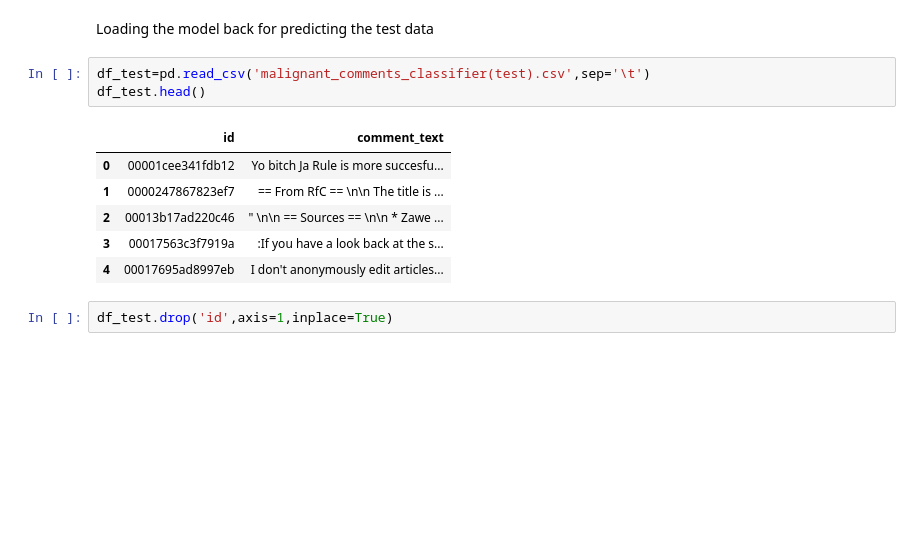
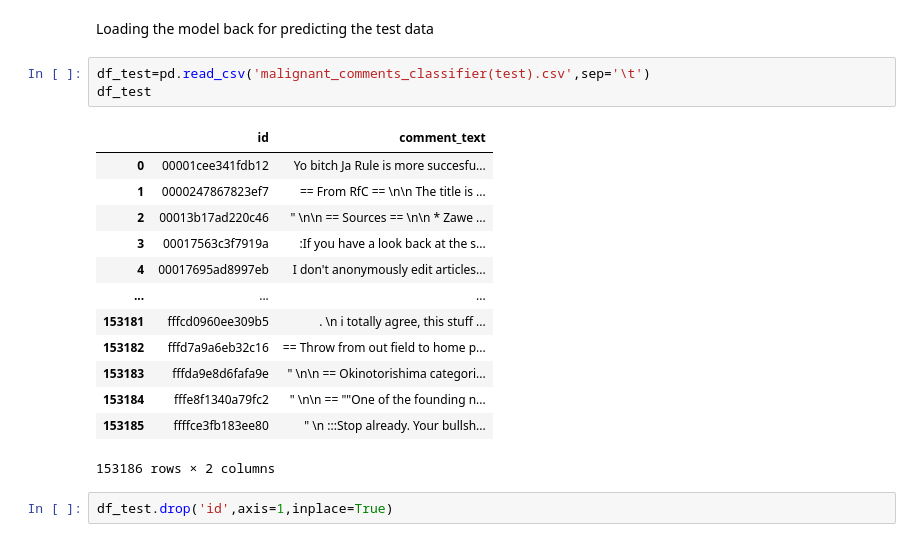
Before and after one commit to prakhar3146/malignant_comments_classifier, a Jupyter notebook: Malignant_comments_classifier(worksheet).ipynb, the cells around one changed output. Saved outputs shown, nothing was run; the diff lists cells and outputs as text; blank space fills up the shorter version.

```diff
--- a/Malignant_comments_classifier(worksheet).ipynb
+++ b/Malignant_comments_classifier(worksheet).ipynb
@@ -995,14 +1117,21 @@ Saving the models using pickle
 Loading the model back for predicting the test data
 # %%
 df_test=pd.read_csv('malignant_comments_classifier(test).csv',sep='\t')
-df_test.head()
+df_test
 # %% [output]
 |  | id | comment_text |
 | 0 | 00001cee341fdb12 | Yo bitch Ja Rule is more succesfu... |
 | 1 | 0000247867823ef7 | == From RfC == \n\n The title is ... |
 | 2 | 00013b17ad220c46 | " \n\n == Sources == \n\n * Zawe ... |
 | 3 | 00017563c3f7919a | :If you have a look back at the s... |
 | 4 | 00017695ad8997eb | I don't anonymously edit articles... |
+| ... | ... | ... |
+| 153181 | fffcd0960ee309b5 | . \n i totally agree, this stuff ... |
+| 153182 | fffd7a9a6eb32c16 | == Throw from out field to home p... |
+| 153183 | fffda9e8d6fafa9e | " \n\n == Okinotorishima categori... |
+| 153184 | fffe8f1340a79fc2 | " \n\n == ""One of the founding n... |
+| 153185 | ffffce3fb183ee80 | " \n :::Stop already. Your bullsh... |
+153186 rows × 2 columns
 # %%
 df_test.drop('id',axis=1,inplace=True)
 # %% [markdown]
```
Also changed, not shown: parts of 29 cells of this notebook.
